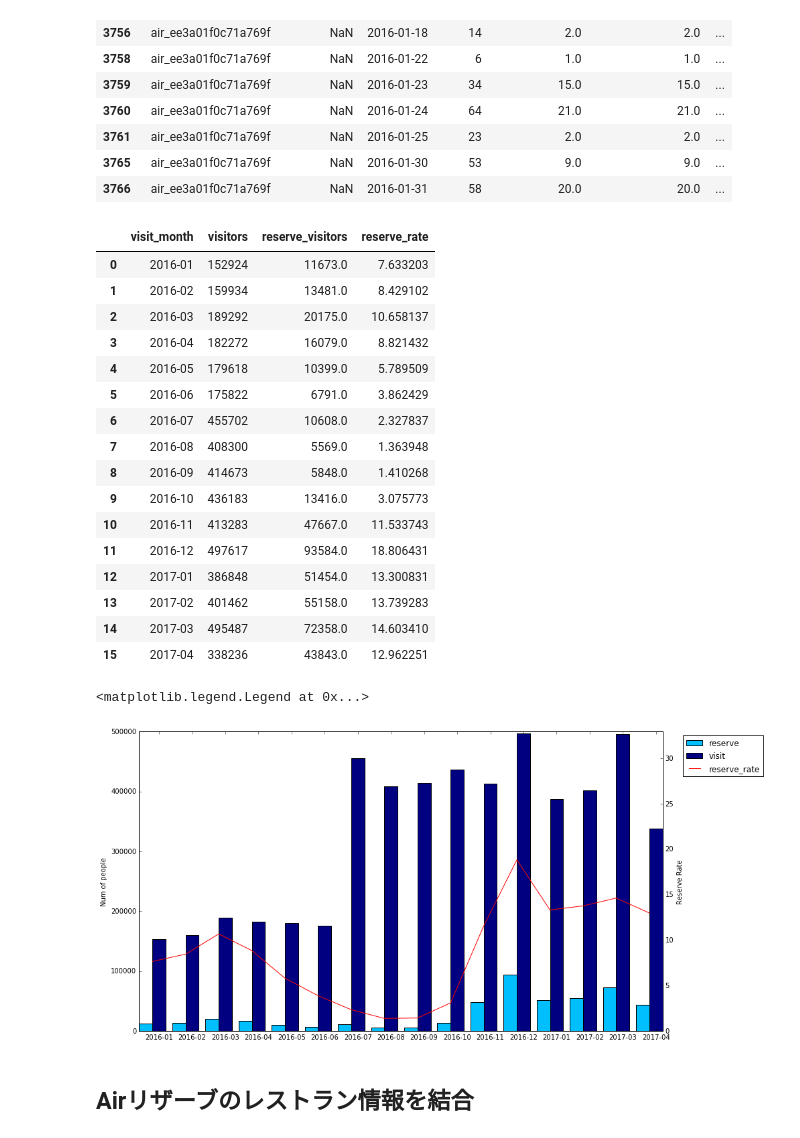
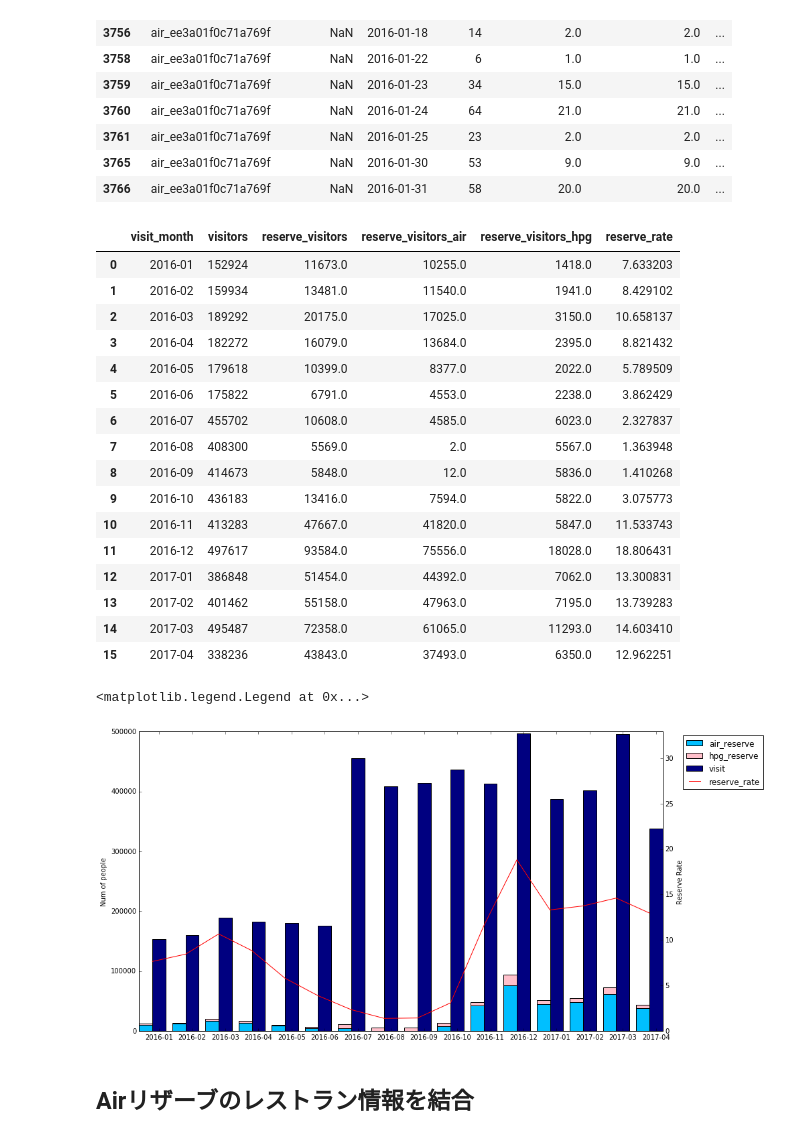
Before and after one commit to selectfromwhere/Restaurant_Visitor_Forecasting, a Jupyter notebook: check_data.ipynb, the cells around one changed output. Saved outputs shown, nothing was run; the diff lists cells and outputs as text; code cells hidden in the pictures.

```diff
--- a/check_data.ipynb
+++ b/check_data.ipynb
@@ -1007,53 +1010,55 @@ air_hpg_df[air_hpg_df['reserve_rate'] > 0].head(15)
 | 3766 | air_ee3a01f0c71a769f | NaN | 2016-01-31 | 58 | 20.0 | 20.0 | ... |
 # %%
 #  データを月次に加工
-air_hpg_monthly = air_hpg_df.loc[:,['visit_date','visitors','reserve_visitors']]
+air_hpg_monthly = air_hpg_df.loc[:,['visit_date','visitors','reserve_visitors','reserve_visitors_air','reserve_visitors_hpg']]
 air_hpg_monthly['visit_date'] = air_hpg_monthly.visit_date.str[:7]
 air_hpg_monthly = air_hpg_monthly.rename(columns={'visit_date': 'visit_month'})
-air_hpg_monthly = air_hpg_monthly.groupby(['visit_month'])['visitors','reserve_visitors'].sum().reset_index()
+air_hpg_monthly = air_hpg_monthly.groupby(['visit_month'])['visitors','reserve_visitors','reserve_visitors_air','reserve_visitors_hpg'].sum().reset_index()
 air_hpg_monthly['reserve_rate'] = air_hpg_monthly['reserve_visitors'] / air_hpg_monthly['visitors'] * 100
 air_hpg_monthly
 # %% [output]
-|  | visit_month | visitors | reserve_visitors | reserve_rate |
-| 0 | 2016-01 | 152924 | 11673.0 | 7.633203 |
-| 1 | 2016-02 | 159934 | 13481.0 | 8.429102 |
-| 2 | 2016-03 | 189292 | 20175.0 | 10.658137 |
-| 3 | 2016-04 | 182272 | 16079.0 | 8.821432 |
-| 4 | 2016-05 | 179618 | 10399.0 | 5.789509 |
-| 5 | 2016-06 | 175822 | 6791.0 | 3.862429 |
-| 6 | 2016-07 | 455702 | 10608.0 | 2.327837 |
-| 7 | 2016-08 | 408300 | 5569.0 | 1.363948 |
-| 8 | 2016-09 | 414673 | 5848.0 | 1.410268 |
-| 9 | 2016-10 | 436183 | 13416.0 | 3.075773 |
-| 10 | 2016-11 | 413283 | 47667.0 | 11.533743 |
-| 11 | 2016-12 | 497617 | 93584.0 | 18.806431 |
-| 12 | 2017-01 | 386848 | 51454.0 | 13.300831 |
-| 13 | 2017-02 | 401462 | 55158.0 | 13.739283 |
-| 14 | 2017-03 | 495487 | 72358.0 | 14.603410 |
-| 15 | 2017-04 | 338236 | 43843.0 | 12.962251 |
+|  | visit_month | visitors | reserve_visitors | reserve_visitors_air | reserve_visitors_hpg | reserve_rate |
+| 0 | 2016-01 | 152924 | 11673.0 | 10255.0 | 1418.0 | 7.633203 |
+| 1 | 2016-02 | 159934 | 13481.0 | 11540.0 | 1941.0 | 8.429102 |
+| 2 | 2016-03 | 189292 | 20175.0 | 17025.0 | 3150.0 | 10.658137 |
+| 3 | 2016-04 | 182272 | 16079.0 | 13684.0 | 2395.0 | 8.821432 |
+| 4 | 2016-05 | 179618 | 10399.0 | 8377.0 | 2022.0 | 5.789509 |
+| 5 | 2016-06 | 175822 | 6791.0 | 4553.0 | 2238.0 | 3.862429 |
+| 6 | 2016-07 | 455702 | 10608.0 | 4585.0 | 6023.0 | 2.327837 |
+| 7 | 2016-08 | 408300 | 5569.0 | 2.0 | 5567.0 | 1.363948 |
+| 8 | 2016-09 | 414673 | 5848.0 | 12.0 | 5836.0 | 1.410268 |
+| 9 | 2016-10 | 436183 | 13416.0 | 7594.0 | 5822.0 | 3.075773 |
+| 10 | 2016-11 | 413283 | 47667.0 | 41820.0 | 5847.0 | 11.533743 |
+| 11 | 2016-12 | 497617 | 93584.0 | 75556.0 | 18028.0 | 18.806431 |
+| 12 | 2017-01 | 386848 | 51454.0 | 44392.0 | 7062.0 | 13.300831 |
+| 13 | 2017-02 | 401462 | 55158.0 | 47963.0 | 7195.0 | 13.739283 |
+| 14 | 2017-03 | 495487 | 72358.0 | 61065.0 | 11293.0 | 14.603410 |
+| 15 | 2017-04 | 338236 | 43843.0 | 37493.0 | 6350.0 | 12.962251 |
 # %%
-height1 = air_hpg_monthly.reserve_visitors.as_matrix()
-height2 = air_hpg_monthly.visitors.as_matrix()
+height1 = air_hpg_monthly.reserve_visitors_air.as_matrix()
+height2 = air_hpg_monthly.reserve_visitors_hpg.as_matrix()
+height3 = air_hpg_monthly.visitors.as_matrix()
 line_height = air_hpg_monthly.reserve_rate.as_matrix()
 w1 = 0.4
 w2 = w1 / 2
 left1 = np.arange(len(height1))
-left2 = np.arange(len(height2))
+left2 = np.arange(len(height3))
 
 fig, ax1 = plt.subplots(figsize=(14, 8))
 p1 = ax1.bar(left1, height1, align='center', width=w, tick_label=air_hpg_monthly.visit_month, color='deepskyblue')
-p2 = ax1.bar(left2 + w, height2, align='center', width=w, tick_label=air_hpg_monthly.visit_month, color='navy')
+p2 = plt.bar(left1, height2, align="center", width=w, bottom=height1, color='pink')
+p3 = ax1.bar(left2 + w, height3, align='center', width=w, tick_label=air_hpg_monthly.visit_month, color='navy')
 ax1.set_ylabel('Num of people')
 
 ax2 = ax1.twinx()
-p3 = ax2.plot(left1 + 0.2, line_height, color="red")
+p4 = ax2.plot(left1 + 0.2, line_height, color="red")
 ax2.set_ylabel('Reserve Rate')
 ax2.set_ylim(0, np.nanmax(line_height)*1.75)
 
-plt.legend((p1[0], p2[0], p3[0]), ("reserve", "visit", "reserve_rate"), loc='upper right', bbox_to_anchor=(0.7, 0.5, 0.5, 0.5))
+plt.legend((p1[0], p2[0], p3[0], p4[0]), ("air_reserve", "hpg_reserve", "visit", "reserve_rate"), loc='upper right', bbox_to_anchor=(0.7, 0.5, 0.5, 0.5))
 # %% [output]
 <matplotlib.legend.Legend at 0x...>
-[figure, old version]
+[figure, new version]
 # %% [markdown]
 ## Airリザーブのレストラン情報を結合
 # %%
```
Also changed, not shown: parts of 11 cells of this notebook.
